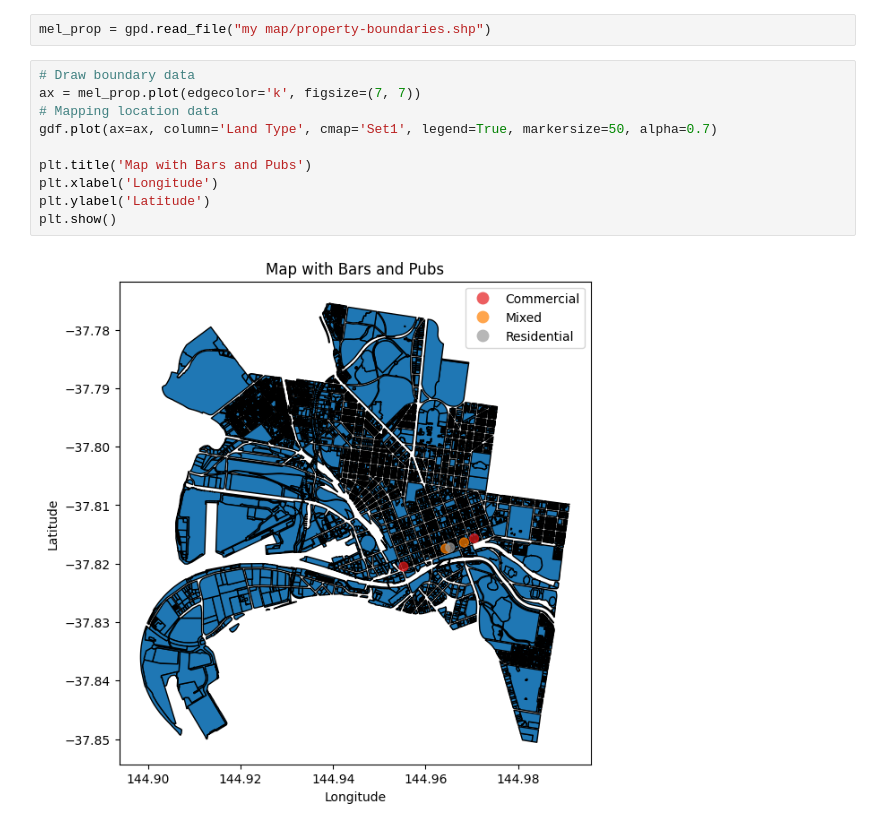
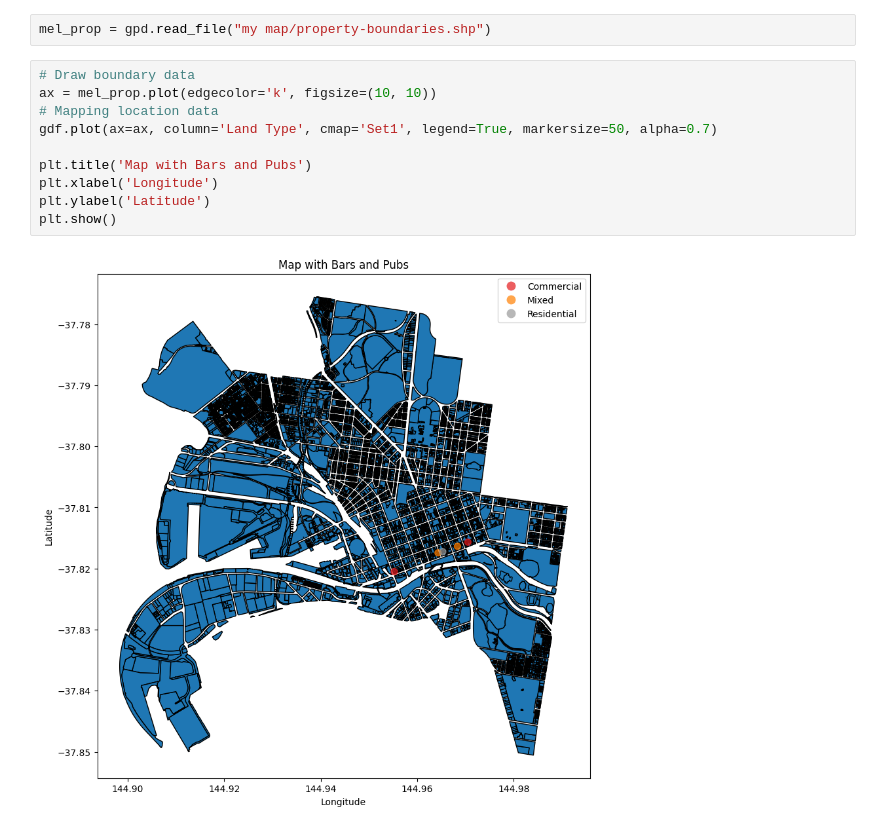
Before and after one commit to 79Stellaa/star_data, a Jupyter notebook: my data final.ipynb, the cells around one changed output. Drawn from its saved outputs; the diff is of its cells as text.

```diff
--- a/my data final.ipynb
+++ b/my data final.ipynb
@@ -215,13 +207,13 @@ merged_data = pd.DataFrame({
 mel_prop = gpd.read_file("my map/property-boundaries.shp")
 # %%
 # Draw boundary data
-ax = mel_prop.plot(edgecolor='k', figsize=(7, 7))
+ax = mel_prop.plot(edgecolor='k', figsize=(10, 10))
 # Mapping location data
 gdf.plot(ax=ax, column='Land Type', cmap='Set1', legend=True, markersize=50, alpha=0.7)
 
 plt.title('Map with Bars and Pubs')
 plt.xlabel('Longitude')
 plt.ylabel('Latitude')
 plt.show()
 # %% [output]
-[figure, old version]
+[figure, new version]
```
Also changed, not shown: parts of 1 cell of this notebook.
